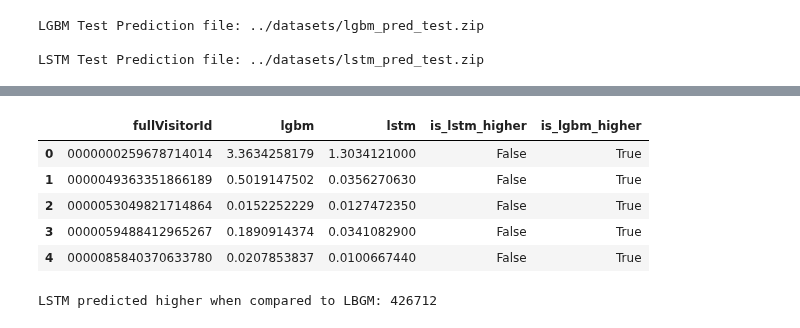
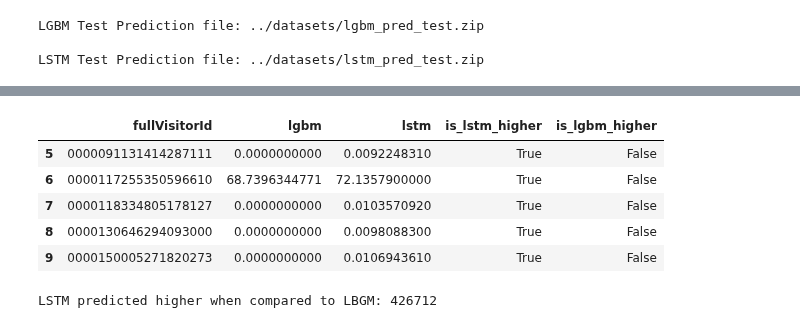
Before and after one commit to cpallapolu/udacity-mlnd-p3-capstone, a Jupyter notebook: notebooks/4_Model_Comparision.ipynb, the cells around one changed output, grey strips where cells are left out. Drawn from its saved outputs; the diff is of its cells as text; code cells hidden in the pictures.

```diff
--- a/notebooks/4_Model_Comparision.ipynb
+++ b/notebooks/4_Model_Comparision.ipynb
@@ -60,27 +60,27 @@ Wall time: 1.36 s
 # %%
 merged_test = pd.merge(lgbm_test_df, lstm_test_df, on='fullVisitorId')
 merged_test = merged_test.rename(columns={'predictedRevenue_y': 'lstm', 'predictedRevenue_x': 'lgbm'})
 
 merged_test['is_lstm_higher'] = np.where(
     (merged_test['lstm'] > merged_test['lgbm']),
     True,
     False
 )
 
 merged_test['is_lgbm_higher'] = np.where(
     (merged_test['lstm'] < merged_test['lgbm']),
     True,
     False
 )
 
-merged_test.head()
+merged_test[merged_test['is_lstm_higher'] == True].head()
 # %% [output]
 |  | fullVisitorId | lgbm | lstm | is_lstm_higher | is_lgbm_higher |
-| 0 | 0000000259678714014 | 3.3634258179 | 1.3034121000 | False | True |
-| 1 | 0000049363351866189 | 0.5019147502 | 0.0356270630 | False | True |
-| 2 | 0000053049821714864 | 0.0152252229 | 0.0127472350 | False | True |
-| 3 | 0000059488412965267 | 0.1890914374 | 0.0341082900 | False | True |
-| 4 | 0000085840370633780 | 0.0207853837 | 0.0100667440 | False | True |
+| 5 | 0000091131414287111 | 0.0000000000 | 0.0092248310 | True | False |
+| 6 | 0000117255350596610 | 68.7396344771 | 72.1357900000 | True | False |
+| 7 | 0000118334805178127 | 0.0000000000 | 0.0103570920 | True | False |
+| 8 | 0000130646294093000 | 0.0000000000 | 0.0098088300 | True | False |
+| 9 | 0000150005271820273 | 0.0000000000 | 0.0106943610 | True | False |
 # %%
 lstm_high = merged_test[merged_test['is_lstm_higher'] == True]
 
```
Also changed, not shown: parts of 1 cell of this notebook.
